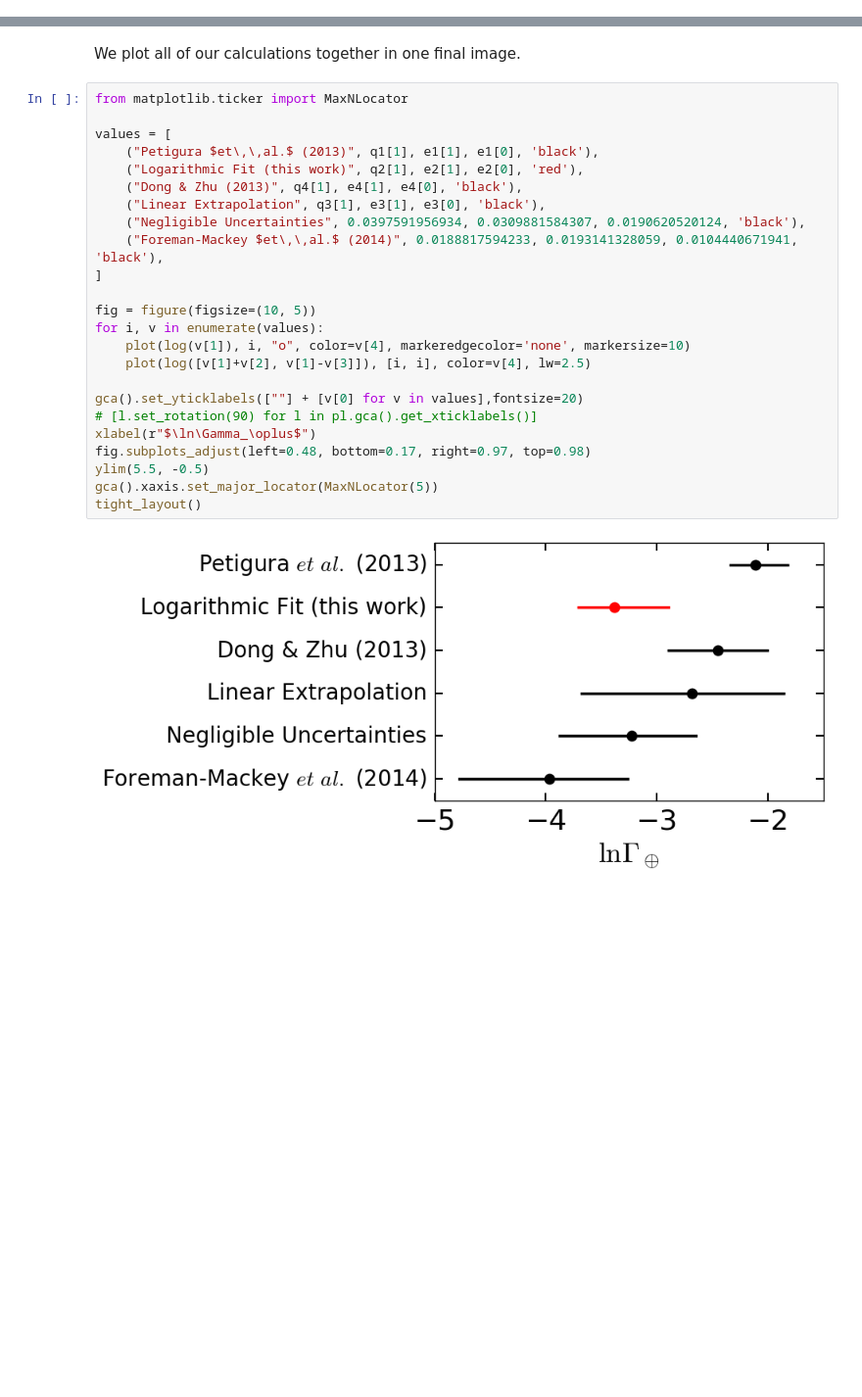
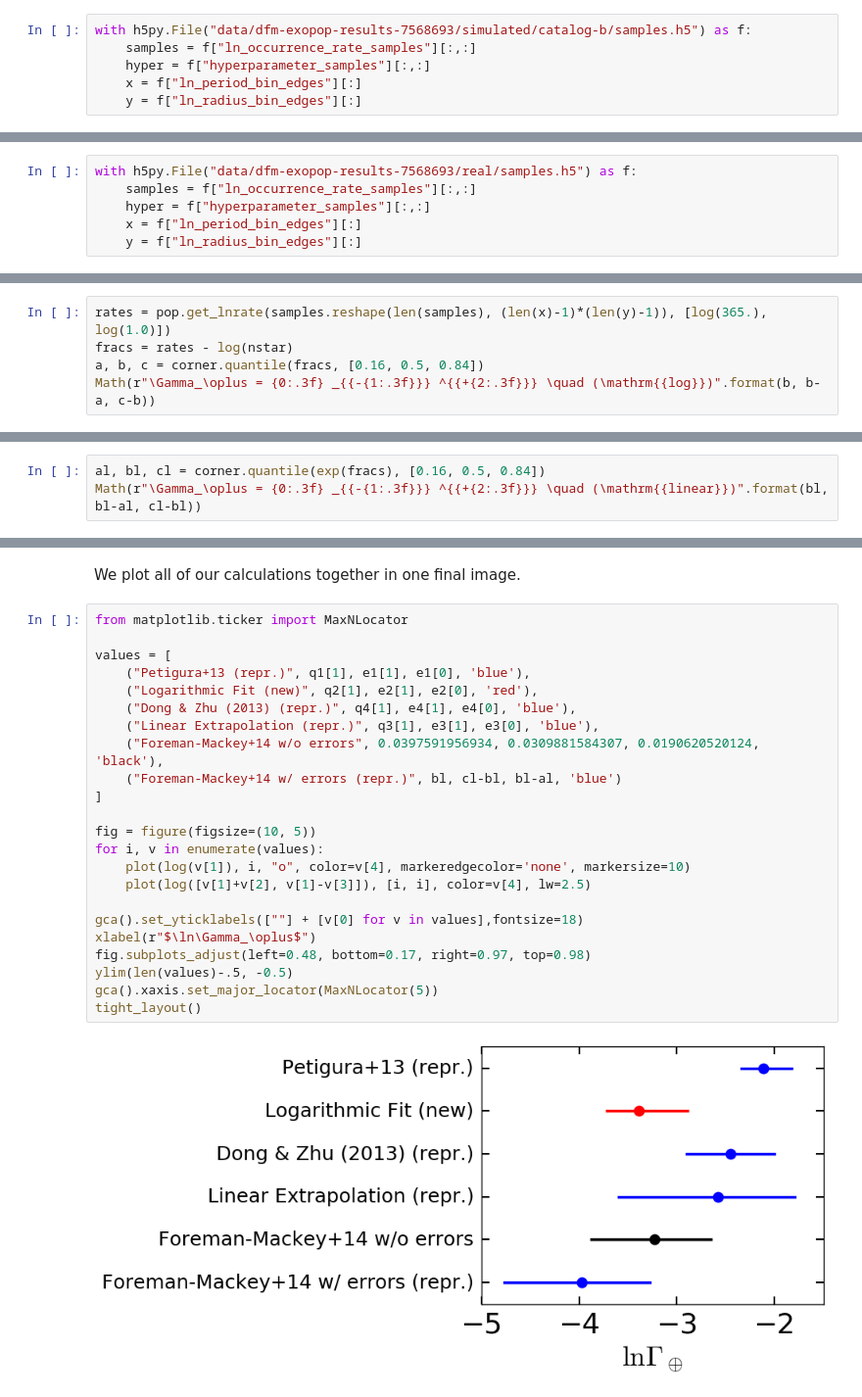
Before and after one commit to joshspeagle/exopop, a Jupyter notebook: EXOPOP.ipynb, the cells around one changed output, grey strips where cells are left out. Shown at 98% size. Drawn from its saved outputs; the diff is of its cells as text; blank space fills up the shorter version.

```diff
--- a/EXOPOP.ipynb
+++ b/EXOPOP.ipynb
@@ -618,0 +765,6 @@ pl.savefig("test-hyper.png")
+# %%
+with h5py.File("data/dfm-exopop-results-7568693/simulated/catalog-b/samples.h5") as f:
+    samples = f["ln_occurrence_rate_samples"][:,:]
+    hyper = f["hyperparameter_samples"][:,:]
+    x = f["ln_period_bin_edges"][:]
+    y = f["ln_radius_bin_edges"][:]
@@ -618,0 +826,6 @@ pl.savefig("test-hyper.png")
+# %%
+with h5py.File("data/dfm-exopop-results-7568693/real/samples.h5") as f:
+    samples = f["ln_occurrence_rate_samples"][:,:]
+    hyper = f["hyperparameter_samples"][:,:]
+    x = f["ln_period_bin_edges"][:]
+    y = f["ln_radius_bin_edges"][:]
@@ -618,0 +886,5 @@ pl.savefig("test-hyper.png")
+# %%
+rates = pop.get_lnrate(samples.reshape(len(samples), (len(x)-1)*(len(y)-1)), [log(365.), log(1.0)])
+fracs = rates - log(nstar)
+a, b, c = corner.quantile(fracs, [0.16, 0.5, 0.84])
+Math(r"\Gamma_\oplus = {0:.3f} _{{-{1:.3f}}} ^{{+{2:.3f}}} \quad (\mathrm{{log}})".format(b, b-a, c-b))
@@ -618,0 +909,3 @@ pl.savefig("test-hyper.png")
+# %%
+al, bl, cl = corner.quantile(exp(fracs), [0.16, 0.5, 0.84])
+Math(r"\Gamma_\oplus = {0:.3f} _{{-{1:.3f}}} ^{{+{2:.3f}}} \quad (\mathrm{{linear}})".format(bl, bl-al, cl-bl))
@@ -623,26 +935,25 @@ We plot all of our calculations together in one final image.
 # %%
 from matplotlib.ticker import MaxNLocator
 
 values = [
-    ("Petigura $et\,\,al.$ (2013)", q1[1], e1[1], e1[0], 'black'),
-    ("Logarithmic Fit (this work)", q2[1], e2[1], e2[0], 'red'),
-    ("Dong & Zhu (2013)", q4[1], e4[1], e4[0], 'black'),
-    ("Linear Extrapolation", q3[1], e3[1], e3[0], 'black'),
-    ("Negligible Uncertainties", 0.0397591956934, 0.0309881584307, 0.0190620520124, 'black'),
-    ("Foreman-Mackey $et\,\,al.$ (2014)", 0.0188817594233, 0.0193141328059, 0.0104440671941, 'black'),
+    ("Petigura+13 (repr.)", q1[1], e1[1], e1[0], 'blue'),
+    ("Logarithmic Fit (new)", q2[1], e2[1], e2[0], 'red'),
+    ("Dong & Zhu (2013) (repr.)", q4[1], e4[1], e4[0], 'blue'),
+    ("Linear Extrapolation (repr.)", q3[1], e3[1], e3[0], 'blue'),
+    ("Foreman-Mackey+14 w/o errors", 0.0397591956934, 0.0309881584307, 0.0190620520124, 'black'),
+    ("Foreman-Mackey+14 w/ errors (repr.)", bl, cl-bl, bl-al, 'blue')
 ]
 
 fig = figure(figsize=(10, 5))
 for i, v in enumerate(values):
     plot(log(v[1]), i, "o", color=v[4], markeredgecolor='none', markersize=10)
     plot(log([v[1]+v[2], v[1]-v[3]]), [i, i], color=v[4], lw=2.5)
 
-gca().set_yticklabels([""] + [v[0] for v in values],fontsize=20)
-# [l.set_rotation(90) for l in pl.gca().get_xticklabels()]
+gca().set_yticklabels([""] + [v[0] for v in values],fontsize=18)
 xlabel(r"$\ln\Gamma_\oplus$")
 fig.subplots_adjust(left=0.48, bottom=0.17, right=0.97, top=0.98)
-ylim(5.5, -0.5)
+ylim(len(values)-.5, -0.5)
 gca().xaxis.set_major_locator(MaxNLocator(5))
 tight_layout()
 # %% [output]
-[figure, old version]
+[figure, new version]
```
Also changed, not shown: parts of 73 cells of this notebook.
